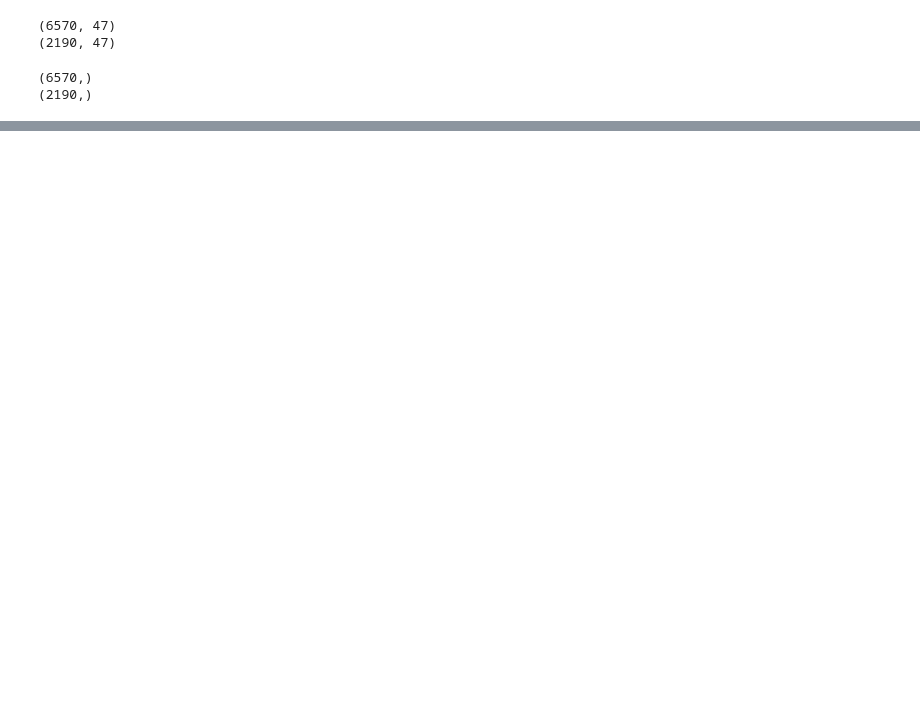
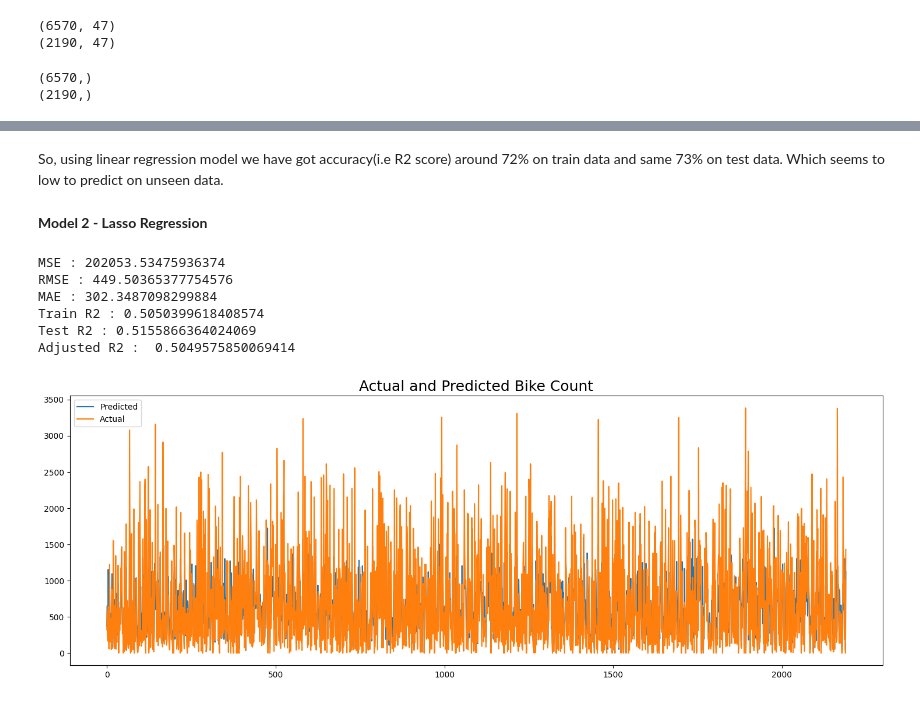
Before and after one commit to Pooja-2709/Bike_demand_prediction, a Jupyter notebook: Bike_sharing_demand_prediction.ipynb, the cells around one changed output, grey strips where cells are left out. Drawn from its saved outputs; the diff is of its cells as text; code cells hidden in the pictures; blank space fills up the shorter version.

```diff
--- a/Bike_sharing_demand_prediction.ipynb
+++ b/Bike_sharing_demand_prediction.ipynb
@@ -959,0 +986,24 @@ R2 : 0.7680103057317668
+# %% [markdown]
+So, using linear regression model we have got accuracy(i.e R2 score) around 72% on train data and same 73% on test data. Which seems to low to predict on unseen data.
+# %% [markdown]
+**Model 2 - Lasso Regression**
+# %%
+# Import the Lasso Regression class
+lasso = Lasso()
+
+# Initialize an instance of the class
+lasso.fit(X_train, y_train)
+
+# Fit the lasso regression model to your training data
+y_pred_lasso1 = lasso.predict(X_test)
+# %%
+lasso_score = evaluate_model(lasso, y_test,y_pred_lasso1)
+score['Lasso regression'] = lasso_score
+# %% [output]
+MSE : 202053.53475936374
+RMSE : 449.50365377754576
+MAE : 302.3487098299884
+Train R2 : 0.5050399618408574
+Test R2 : 0.5155866364024069
+Adjusted R2 :  0.5049575850069414
+[figure, added]
```
Also changed, not shown: parts of 100 cells of this notebook.
